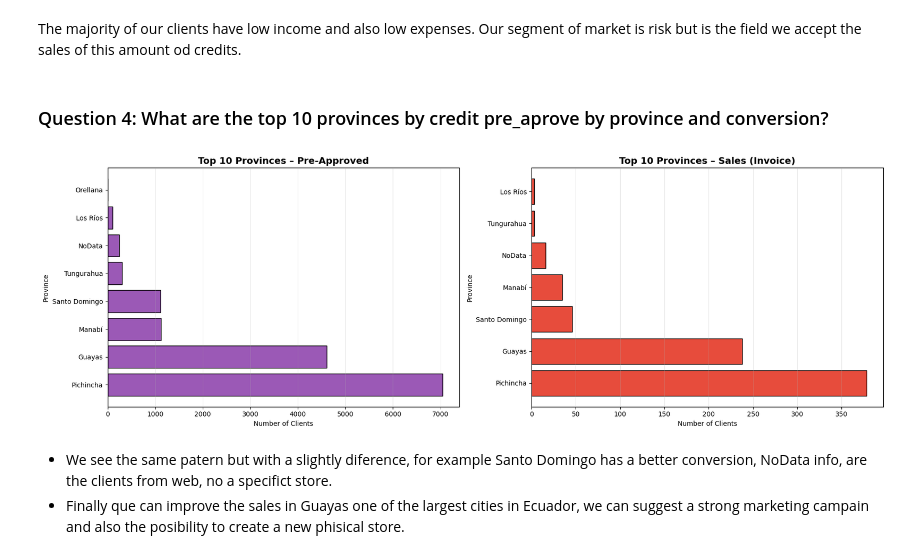
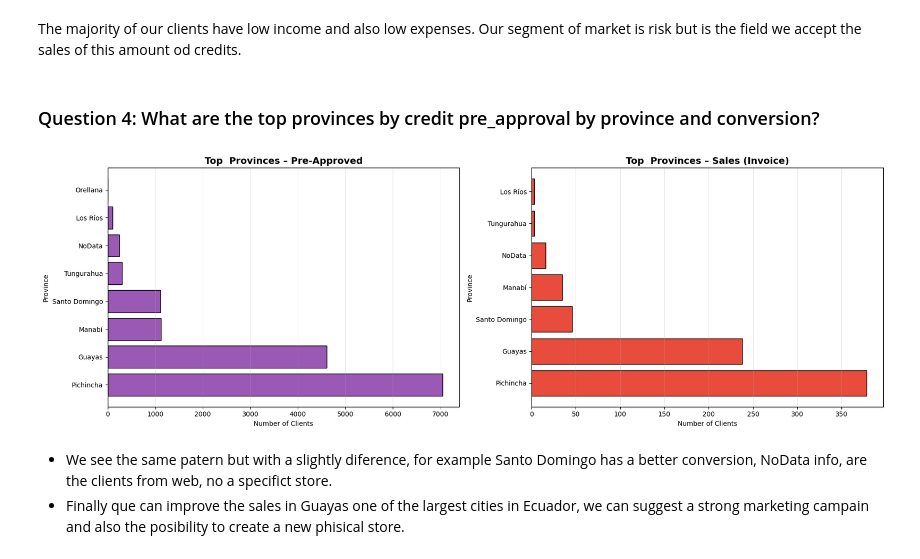
Before and after one commit to hernanvl/flow_credit_final_project, a Jupyter notebook: Final_Project_Hernan_Lopez(30357360).ipynb, the cells around one changed output. Saved outputs shown, nothing was run; the diff lists cells and outputs as text; code cells hidden in the pictures.

```diff
--- a/Final_Project_Hernan_Lopez(30357360).ipynb
+++ b/Final_Project_Hernan_Lopez(30357360).ipynb
@@ -344,31 +344,31 @@ plt.show()
 # %% [markdown]
 The majority of our clients have low income and also low expenses. Our segment of market is risk but is the field we accept the sales of this amount od credits.
 # %% [markdown]
-### Question 4: What are the top 10 provinces by credit pre_aprove by province and conversion?
+### Question 4: What are the top provinces by credit pre_approval by province and conversion?
 # %%
 prov_pre = p_preaproved['province'].value_counts().head(10)
 prov_sales = p_credit_invoice['province'].value_counts().head(10)
 
 fig, axes = plt.subplots(1, 2, figsize=(18, 6))
 
 # Pre‑Approved
 axes[0].barh(prov_pre.index, prov_pre.values, color='#9b59b6', edgecolor='black')
-axes[0].set_title('Top 10 Provinces – Pre‑Approved', fontsize=14, fontweight='bold')
+axes[0].set_title('Top  Provinces – Pre‑Approved', fontsize=14, fontweight='bold')
 axes[0].set_xlabel('Number of Clients')
 axes[0].set_ylabel('Province')
 axes[0].grid(True, axis='x', alpha=0.3)
 
 # Sales (Invoice)
 axes[1].barh(prov_sales.index, prov_sales.values, color='#e74c3c', edgecolor='black')
-axes[1].set_title('Top 10 Provinces – Sales (Invoice)', fontsize=14, fontweight='bold')
+axes[1].set_title('Top  Provinces – Sales (Invoice)', fontsize=14, fontweight='bold')
 axes[1].set_xlabel('Number of Clients')
 axes[1].set_ylabel('Province')
 axes[1].grid(True, axis='x', alpha=0.3)
 
 plt.tight_layout()
 plt.show()
 # %% [output]
-[figure, old version]
+[figure, new version]
 # %% [markdown]
 - We see the same patern but with a slightly diference, for example Santo Domingo has a better conversion, NoData info, are the clients from web, no a specifict store.
 - Finally que can improve the sales in Guayas one of the largest cities in Ecuador, we can suggest a strong marketing campain and also the posibility to create a new phisical store.
```
Also changed, not shown: parts of 3 cells of this notebook, 1 other file.
